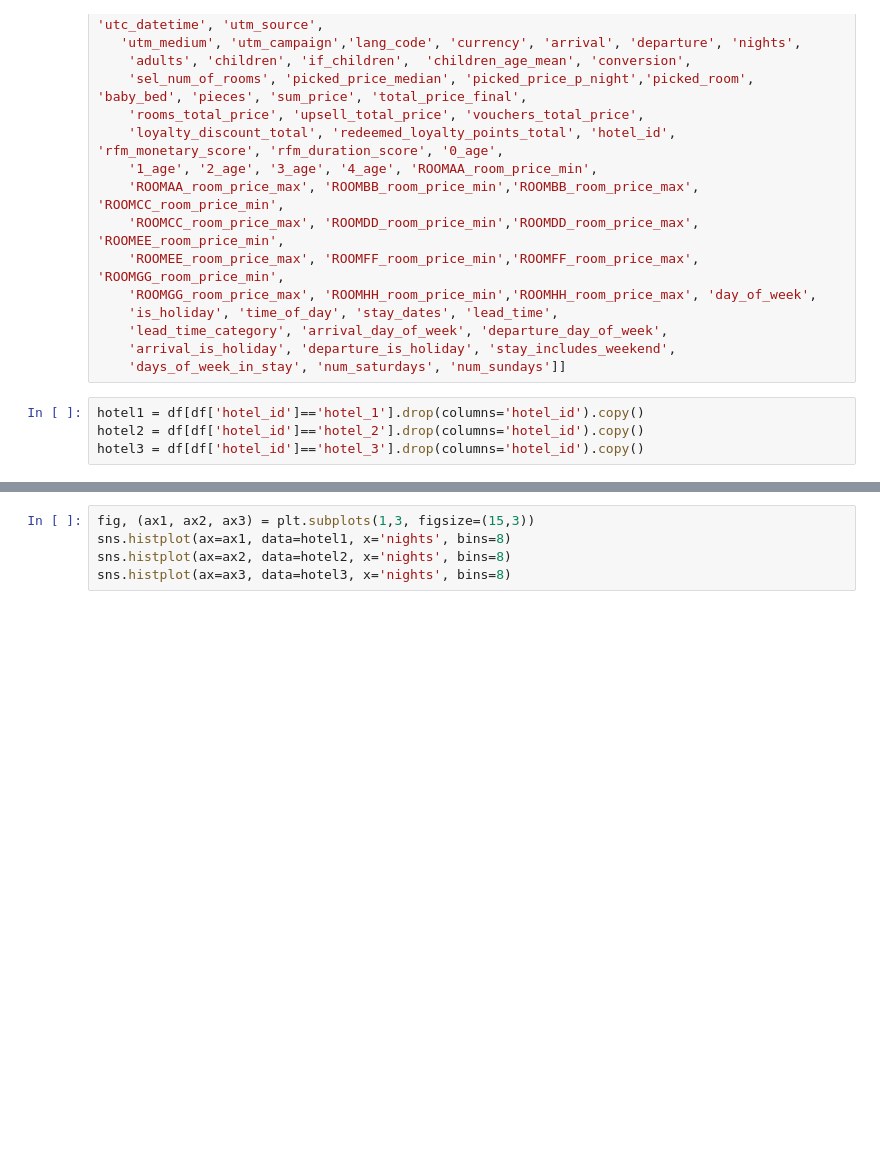
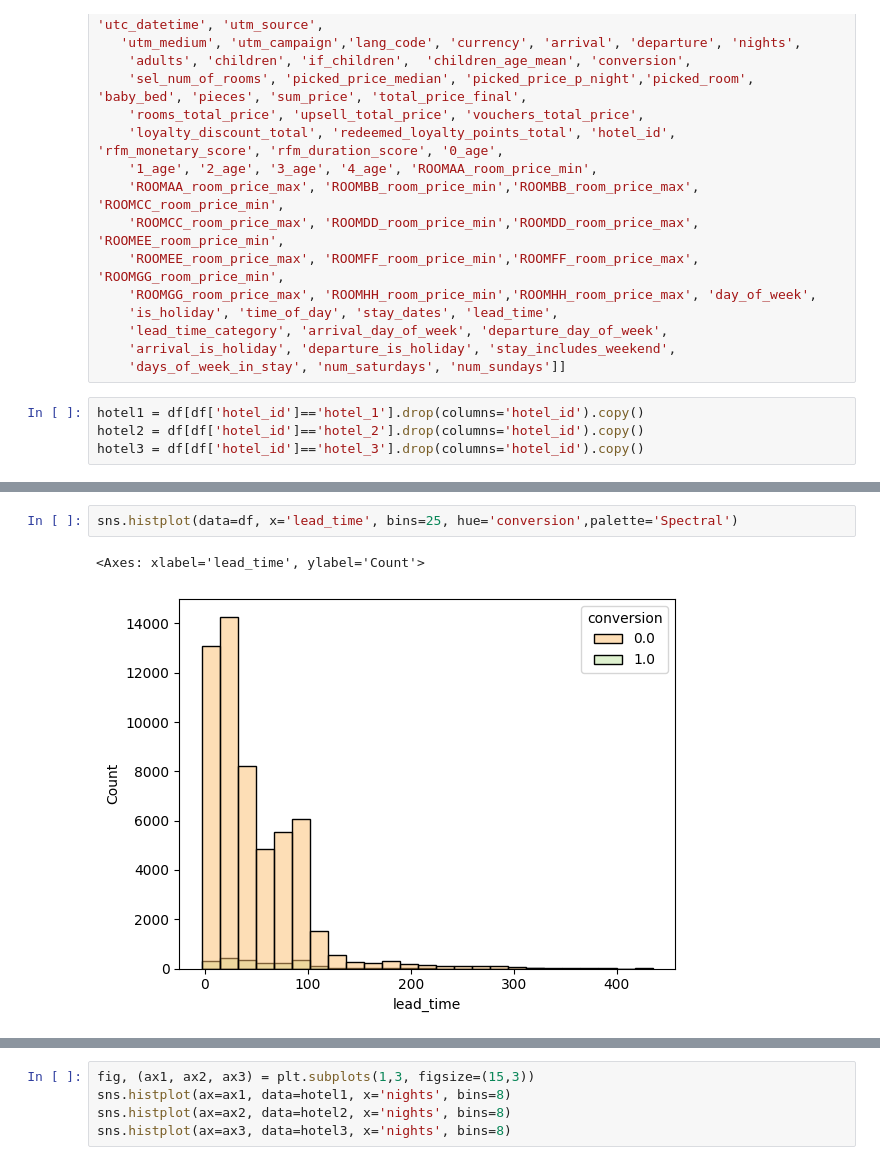
Before and after one commit to roland045/morgens-hotel-data-analysis, a Jupyter notebook: code/04-search-and-bookings-analysis.ipynb, the cells around one changed output, grey strips where cells are left out. Saved outputs shown, nothing was run; the diff lists cells and outputs as text; blank space fills up the shorter version.

```diff
--- a/code/04-search-and-bookings-analysis.ipynb
+++ b/code/04-search-and-bookings-analysis.ipynb
@@ -447,0 +438,5 @@ hotel3 = df[df['hotel_id']=='hotel_3'].drop(columns='hotel_id').copy()
+# %%
+sns.histplot(data=df, x='lead_time', bins=25, hue='conversion',palette='Spectral')
+# %% [output]
+<Axes: xlabel='lead_time', ylabel='Count'>
+[figure, added]
```
Also changed, not shown: parts of 56 cells of this notebook.
